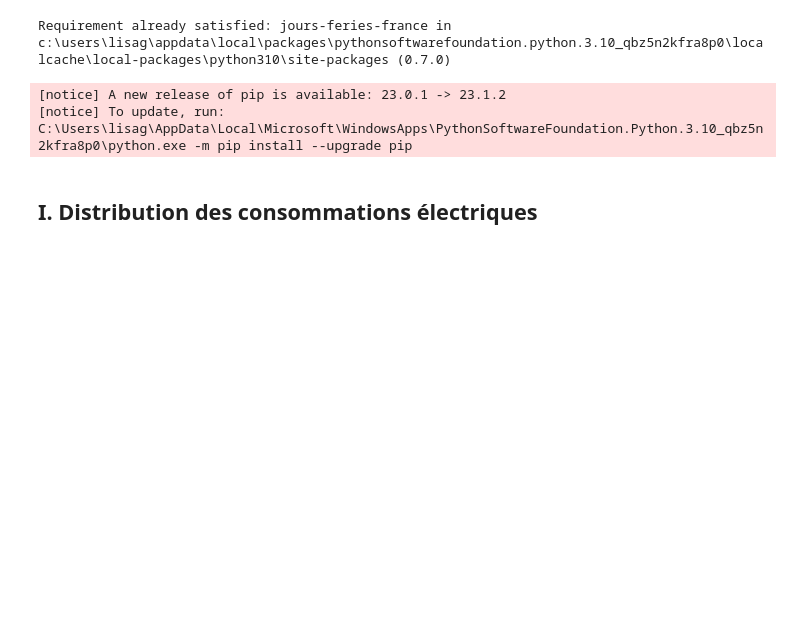
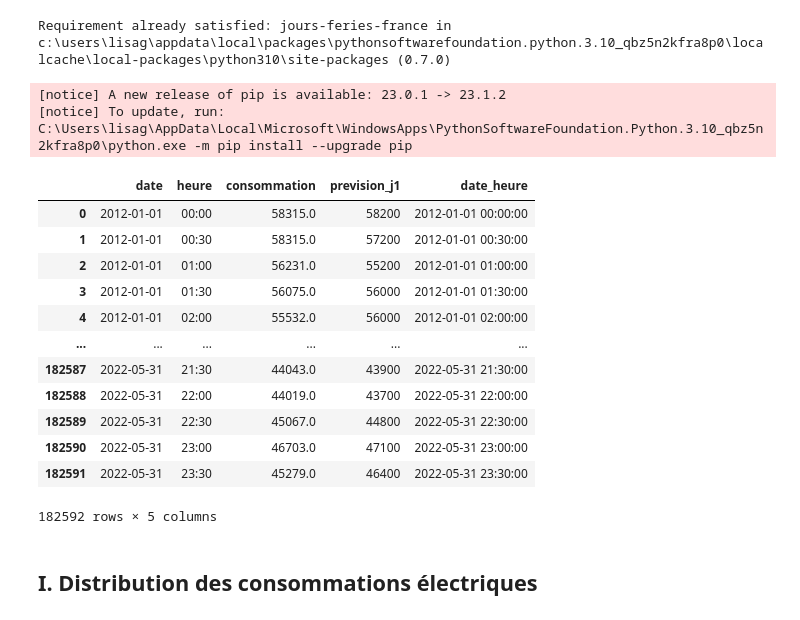
Before and after one commit to dreamsandroads/EDF_Tempo_Price_Optim, a Jupyter notebook: prophet_inequality.ipynb, the cells around one changed output. Saved outputs shown, nothing was run; the diff lists cells and outputs as text; code cells hidden in the pictures; blank space fills up the shorter version.

```diff
--- a/prophet_inequality.ipynb
+++ b/prophet_inequality.ipynb
@@ -40,6 +40,22 @@ date_fin = '2022-12-31'
 df_cons = pd.read_csv(r"eco2mix-national-cons-def.csv", sep=';')
 # toutes les consommations sont en MW
 #df_cons = df_cons[["Date", "Heure","Consommation"]].rename(mapper = {"Date" : "date","Heure" : "heure","Consommation" : "consommation"}, axis = 1)
+# %%
+df_cons
+# %% [output]
+|  | date | heure | consommation | prevision_j1 | date_heure |
+| 0 | 2012-01-01 | 00:00 | 58315.0 | 58200 | 2012-01-01 00:00:00 |
+| 1 | 2012-01-01 | 00:30 | 58315.0 | 57200 | 2012-01-01 00:30:00 |
+| 2 | 2012-01-01 | 01:00 | 56231.0 | 55200 | 2012-01-01 01:00:00 |
+| 3 | 2012-01-01 | 01:30 | 56075.0 | 56000 | 2012-01-01 01:30:00 |
+| 4 | 2012-01-01 | 02:00 | 55532.0 | 56000 | 2012-01-01 02:00:00 |
+| ... | ... | ... | ... | ... | ... |
+| 182587 | 2022-05-31 | 21:30 | 44043.0 | 43900 | 2022-05-31 21:30:00 |
+| 182588 | 2022-05-31 | 22:00 | 44019.0 | 43700 | 2022-05-31 22:00:00 |
+| 182589 | 2022-05-31 | 22:30 | 45067.0 | 44800 | 2022-05-31 22:30:00 |
+| 182590 | 2022-05-31 | 23:00 | 46703.0 | 47100 | 2022-05-31 23:00:00 |
+| 182591 | 2022-05-31 | 23:30 | 45279.0 | 46400 | 2022-05-31 23:30:00 |
+182592 rows × 5 columns
 # %%
 df_cons = df_cons[["date", "heure","consommation", "prevision_j1"]]
 # %% [markdown]
```
Also changed, not shown: parts of 21 cells of this notebook.
